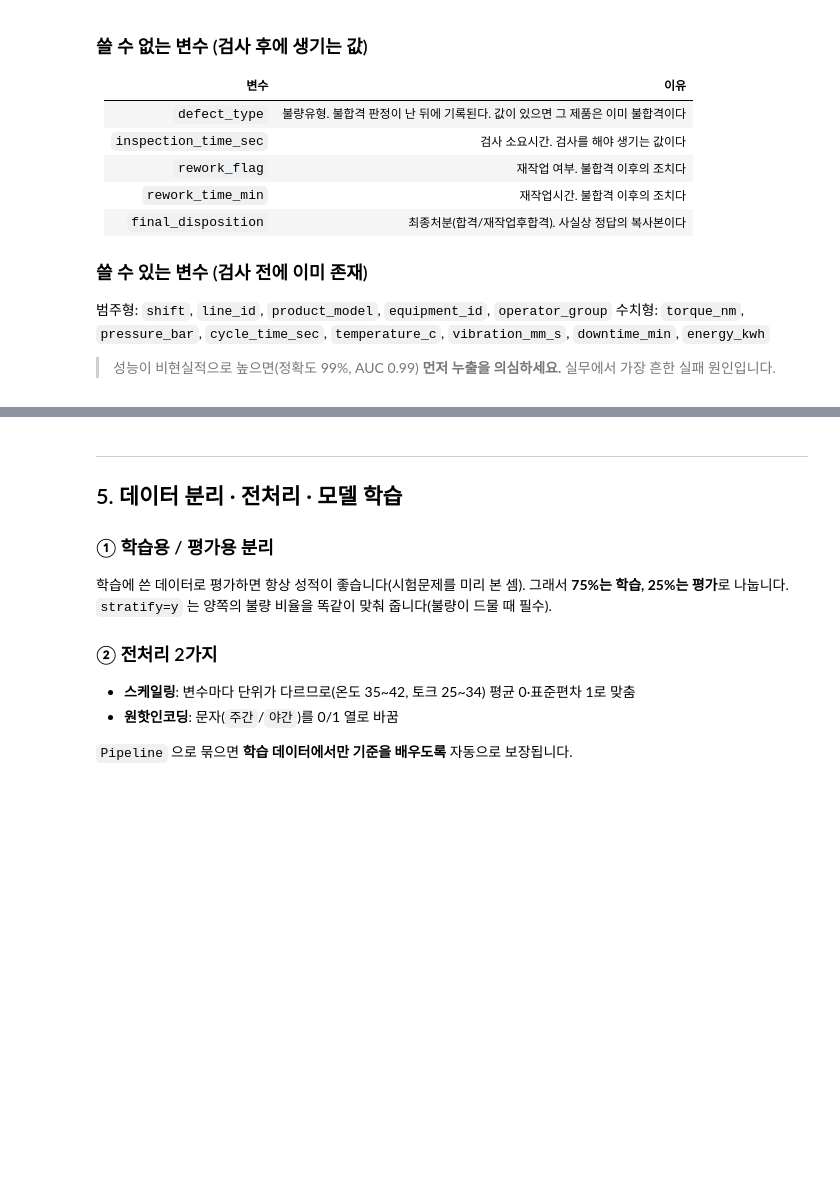
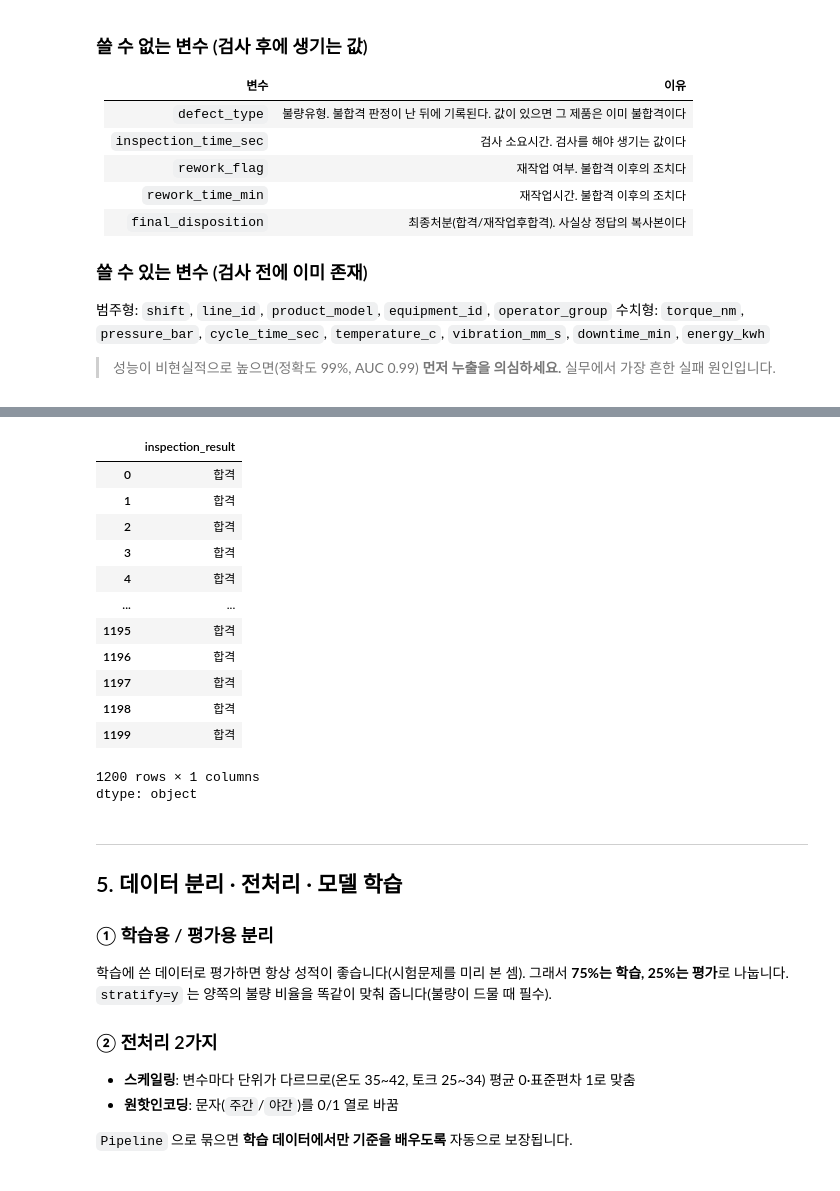
Before and after one commit to juneekk01/K-NewDeal-Academy, a Jupyter notebook: N01-2_전처리_머신러닝_성능평가.ipynb, the cells around one changed output, grey strips where cells are left out. Saved outputs shown, nothing was run; the diff lists cells and outputs as text; code cells hidden in the pictures; blank space fills up the shorter version.

```diff
--- a/N01-2_전처리_머신러닝_성능평가.ipynb
+++ b/N01-2_전처리_머신러닝_성능평가.ipynb
@@ -228,3 +340,20 @@ print("양성:", int(y.sum()), "건 /", len(y), "건 =", f"{y.mean()*100:.2f}%")
+# %%
+df['inspection_result']
+# %% [output]
+|  | inspection_result |
+| 0 | 합격 |
+| 1 | 합격 |
+| 2 | 합격 |
+| 3 | 합격 |
+| 4 | 합격 |
+| ... | ... |
+| 1195 | 합격 |
+| 1196 | 합격 |
+| 1197 | 합격 |
+| 1198 | 합격 |
+| 1199 | 합격 |
+1200 rows × 1 columns
+dtype: object
 # %% [markdown]
 ---
 
```
Also changed, not shown: parts of 25 cells of this notebook.
